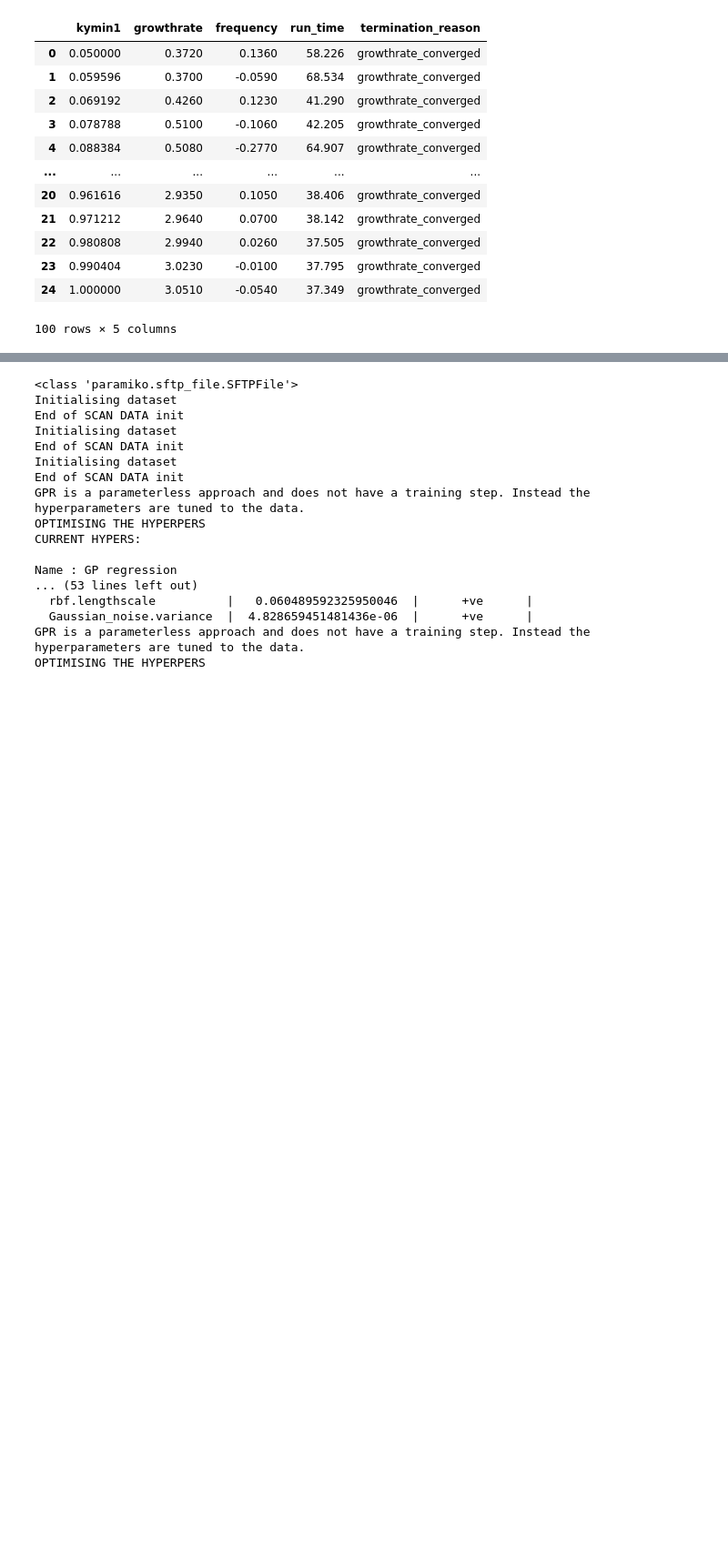
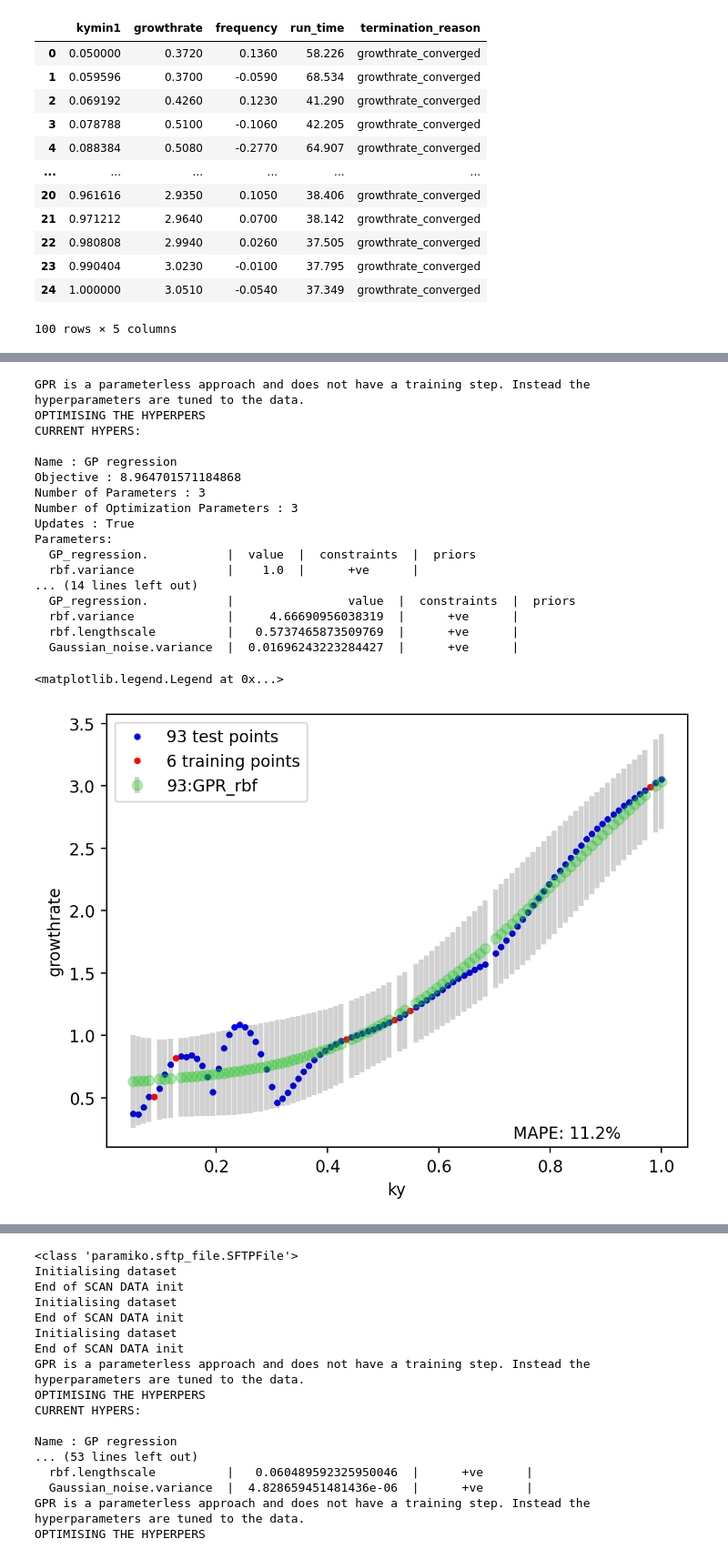
Before and after one commit to DanHarJor/DEEPlasma, a Jupyter notebook: 1D_surrogate.ipynb, the cells around one changed output, grey strips where cells are left out. Shown at 91% size. Cells and saved outputs as stored; diff of their text form; code cells hidden in the pictures; blank space fills up the shorter version.

```diff
--- a/1D_surrogate.ipynb
+++ b/1D_surrogate.ipynb
@@ -191,0 +258,48 @@ plt.legend()
+# %%
+from GENE_ML.gene_ml.models.GPR import GPR
+from GENE_ML.gene_ml.results.results import Results
+
+gpr_ky = GPR('gpr', kernel_type='radial_basis_function')
+gpr_ky.fit(ky_dataset.x_train, ky_dataset.growthrate_train)
+results_gpr_ky = Results('results_gpr_ky_radial_basis_function')
+results_gpr_ky.growthrate_predict_seen, results_gpr_ky.growthrate_predict_seen_errors = gpr_ky.predict(ky_dataset.x_train)
+results_gpr_ky.growthrate_predict_unseen, results_gpr_ky.growthrate_predict_unseen_errors = gpr_ky.predict(ky_dataset.x_test)
+
+import matplotlib.pyplot as plt
+
+fig_ky = plt.figure(dpi=200)
+
+ky = [x[0] for x in ky_dataset.x]
+ky_train = [x[0] for x in ky_dataset.x_train]
+ky_test = [x[0] for x in ky_dataset.x_test]
+plt.plot(ky, ky_dataset.growthrates, '.b', label=f'{len(ky)-len(ky_train)} test points')
+plt.plot(ky_train, ky_dataset.growthrate_train, '.r', label=f'{len(ky_train)} training points')
+plt.errorbar(ky_test, results_gpr_ky.growthrate_predict_unseen, yerr=results_gpr_ky.growthrate_predict_unseen_errors, fmt='o', color=[0.1,0.8,0.1,0.3], ecolor=[0.1,0.1,0.1,0.2], elinewidth=3, capsize=0, label=f'{len(ky_test)}:GPR_rbf')
+# plt.plot(ky_test, results_xgb_ky.growthrate_predict_unseen,'xk', label=f'{len(ky_test)}:XGBoost')
+mape = np.mean(np.abs(ky_dataset.growthrate_test-results_gpr_ky.growthrate_predict_unseen)*100/ky_dataset.growthrate_test)
+
+plt.annotate(text=f'MAPE: {np.round(mape,1)}%', xy=(.7, .02), xycoords='axes fraction', fontsize=None)
+
+plt.xlabel('ky')
+plt.ylabel('growthrate')
+plt.legend()
+# %% [output]
+GPR is a parameterless approach and does not have a training step. Instead the hyperparameters are tuned to the data.
+OPTIMISING THE HYPERPERS
+CURRENT HYPERS:
+
+Name : GP regression
+Objective : 8.964701571184868
+Number of Parameters : 3
+Number of Optimization Parameters : 3
+Updates : True
+Parameters:
+  GP_regression.           |  value  |  constraints  |  priors
+  rbf.variance             |    1.0  |      +ve      |
+... (14 lines left out)
+  GP_regression.           |                value  |  constraints  |  priors
+  rbf.variance             |     4.66690956038319  |      +ve      |
+  rbf.lengthscale          |   0.5737465873509769  |      +ve      |
+  Gaussian_noise.variance  |  0.01696243223284427  |      +ve      |
+<matplotlib.legend.Legend at 0x...>
+[figure, added]
```
Also changed, not shown: parts of 16 cells of this notebook, 2 other files.
